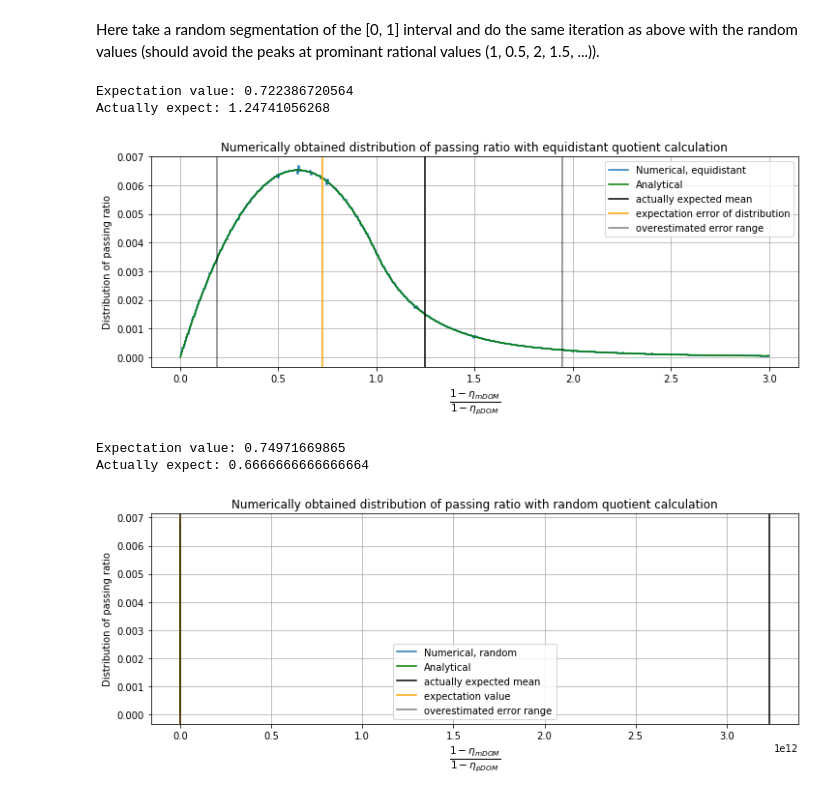
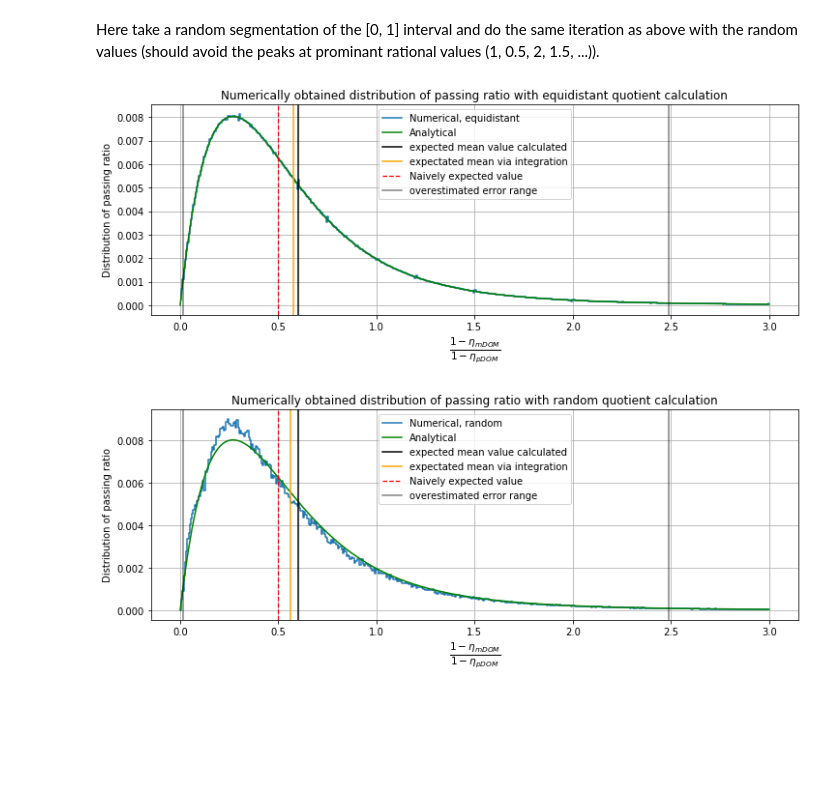
Before and after one commit to jsaffer/vetostudie, a Jupyter notebook: beta_ratio.ipynb, the cells around one changed output. Drawn from its saved outputs; the diff is of its cells as text; code cells hidden in the pictures; blank space fills up the shorter version.

Commit message:
expectation value pass frac

```diff
--- a/beta_ratio.ipynb
+++ b/beta_ratio.ipynb
@@ -112,9 +109,9 @@ def custom_pdf_ratio(v1, v2, a1, a2, w):
 # %% [markdown]
 On a certain interval (e.g. [0, 3]) plot the quotient distribution with indicated expected mean (from raw calculation $\frac{1-\frac{v_1}{a_1}}{1-\frac{v_2}{a_2}}$) and directly obtained mean (via integrating the distribution).
 # %%
-n_veto_hits_mdom = 2
-n_veto_hits_pdom = 1
-n_hits = 4
+n_veto_hits_mdom = 8
+n_veto_hits_pdom = 6
+n_hits = 10
 # %%
 w = np.linspace(0, 3, 501)
 p = custom_pdf_ratio(n_veto_hits_mdom, n_veto_hits_pdom, n_hits, n_hits, w)
@@ -152,16 +151,13 @@ veto_efficiency_mdom = n_veto_hits_mdom / n_hits
 veto_efficiency_pdom = n_veto_hits_pdom / n_hits
 
 e = np.linspace(0, 1, res + 1)
+e = e[1:-1]
 
 p_mdom = np.array([prob_dist_beta(ei, n_veto_hits_mdom, n_hits) for ei in e])
 p_pdom = np.array([prob_dist_beta(ei, n_veto_hits_pdom, n_hits) for ei in e])
 
 p_inv_mdom = np.array([prob_dist_beta(1.0-ei, n_veto_hits_mdom, n_hits) for ei in e])
 p_inv_pdom = np.array([prob_dist_beta(1.0-ei, n_veto_hits_pdom, n_hits) for ei in e])
-
-one_over_p_inv_pdom = 1.0/p_inv_pdom
-#one_over_p_inv_pdom[0] = 0
-#one_over_p_inv_pdom[-1] = 0
 # %% [markdown]
 Numerical procedure calculating the 90% errors on veto efficiencies of pDOM and mDOM. Then calculating the maximal possible (and over-estimated) error ($[\frac{1-\eta_{mDOM}-\Delta_{mDOM\downarrow}}{1-\eta_{pDOM}+\Delta_{pDOM\uparrow}}, \frac{1-\eta_{mDOM}+\Delta_{mDOM\uparrow}}{1-\eta_{pDOM}-\Delta_{pDOM\downarrow}}]$).
 # %%
@@ -257,8 +247,8 @@ Iterate over all combinations of bins from pDOM and mDOM distribution, store cor
 val_ = []
 wei_ = []
 
-for a1 in range(res+1):
-    for a2 in range(res+1):
+for a1 in range(res-1):
+    for a2 in range(res-1):
         v = 1.0*e[a1]/e[a2]
         w = 1.0*p_inv_mdom[a1]*p_inv_pdom[a2]
         if np.isnan(v) or np.isinf(v) or np.isnan(w) or np.isinf(w):
@@ -304,21 +294,18 @@ norm = np.sum(hist)
 hist = hist/norm
 bin_centers = (bins[:-1] + bins[1:])/2
 
-expect = np.dot(bin_centers, hist)
+expect_numeric = np.dot(bin_centers, hist)
 
-'''overwrite ratio here! watch out!'''
-ratio = expect_mdom*expect_one_over_p_inv_pdom
-
-print('Expectation value: ' + str(expect))
-print('Actually expect: ' + str(ratio))
+expect_pass_frac = ((n_hits - n_veto_hits_mdom)*(n_hits - 1)/(n_hits*(n_hits - n_veto_hits_pdom - 1)))
 
 plt.title('Numerically obtained distribution of passing ratio with equidistant quotient calculation')
 plt.xlabel(r'$\frac{1-\eta_{mDOM}}{1-\eta_{pDOM}}$', fontsize = 15)
 plt.ylabel('Distribution of passing ratio')
-plt.step(bin_centers,hist, where = 'mid', label = 'Numerical, equidistant')
+plt.step(bin_centers, hist, where = 'mid', label = 'Numerical, equidistant')
 plt.plot(w ,p, color = 'green', label = 'Analytical')
-plt.axvline(x = ratio, ymin = 0, ymax = 1, linewidth = 1.5, color = 'k', label = 'actually expected mean')
-plt.axvline(x = expect, ymin = 0, ymax = 1, linewidth = 1.5, color = 'orange', label = 'expectation error of distribution')
+plt.axvline(x = expect_pass_frac, ymin = 0, ymax = 1, linewidth = 1.5, color = 'k', label = 'expected mean value calculated')
+plt.axvline(x = expect_numeric, ymin = 0, ymax = 1, linewidth = 1.5, color = 'orange', label = 'expectated mean via integration')
+plt.axvline(x = naive_expect, ymin = 0, ymax = 1, linewidth = 1.25, color = 'red', linestyle = '--', label = 'Naively expected value')
 plt.axvline(x = over_error_low, ymin = 0, ymax = 1, linewidth = 1.5, color = 'k', alpha = 0.5, label = 'overestimated error range')
 plt.axvline(x = over_error_top, ymin = 0, ymax = 1, linewidth = 1.5, color = 'k', alpha = 0.5)
 
@@ -327,37 +314,31 @@ plt.grid(True)
 #plt.savefig('num_ratio.png')
 plt.show()
 # %% [output]
-Expectation value: 0.722386720564
-Actually expect: 1.24741056268
-[figure, old version]
+[figure, new version]
 # %%
 bins = np.linspace(0,3,reso)
 hist, bin_edges = np.histogram(val, bins = bins, weights=wei)
 norm = np.sum(hist)
 hist = hist/norm
 
 bin_centers = (bins[:-1] + bins[1:])/2
 
-expect = np.dot(bin_centers, hist)
-
-print('Expectation value: ' + str(expect))
-print('Actually expect: ' + str((1-veto_efficiency_mdom)/(1-veto_efficiency_pdom)))
+expect_numeric_rand = np.dot(bin_centers, hist)
 
 plt.title('Numerically obtained distribution of passing ratio with random quotient calculation')
 plt.xlabel(r'$\frac{1-\eta_{mDOM}}{1-\eta_{pDOM}}$', fontsize = 15)
 plt.ylabel('Distribution of passing ratio')
 plt.step(bin_centers,hist, where = 'mid', label = 'Numerical, random')
 plt.plot(w,p, color = 'green', label = 'Analytical')
-plt.axvline(x = ratio, ymin = 0, ymax = 1, linewidth = 1.5, color = 'k', label = 'actually expected mean')
-plt.axvline(x = expect, ymin = 0, ymax = 1, linewidth = 1.5, color = 'orange', label = 'expectation value')
+plt.axvline(x = expect_pass_frac, ymin = 0, ymax = 1, linewidth = 1.5, color = 'k', label = 'expected mean value calculated')
+plt.axvline(x = expect_numeric_rand, ymin = 0, ymax = 1, linewidth = 1.5, color = 'orange', label = 'expectated mean via integration')
+plt.axvline(x = naive_expect, ymin = 0, ymax = 1, linewidth = 1.25, color = 'red', linestyle = '--', label = 'Naively expected value')
 plt.axvline(x = over_error_low, ymin = 0, ymax = 1, linewidth = 1.5, color = 'k', alpha = 0.5)
 plt.axvline(x = over_error_top, ymin = 0, ymax = 1, linewidth = 1.5, color = 'k', alpha = 0.5, label = 'overestimated error range')
 
 plt.legend(loc = 'best')
 plt.grid(True)
 #plt.savefig('num_ratio_rand.png')
 plt.show()
 # %% [output]
-Expectation value: 0.74971669865
-Actually expect: 0.6666666666666664
-[figure, old version]
+[figure, new version]
```
Also changed, not shown: parts of 5 cells of this notebook.
